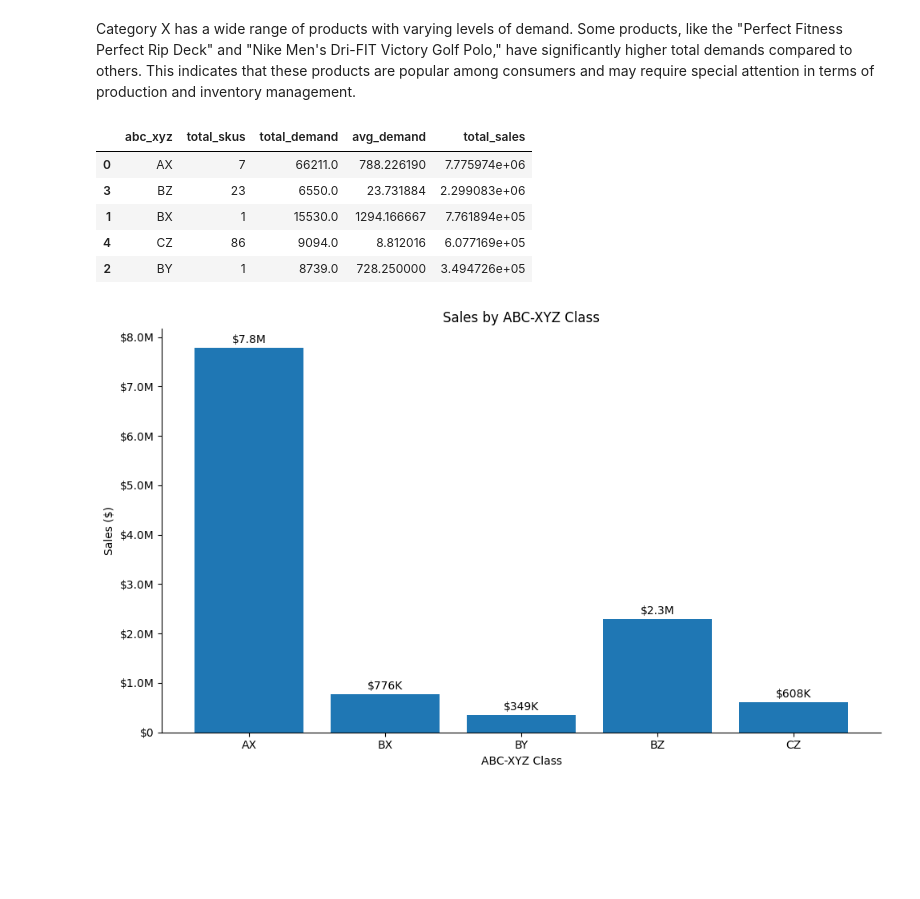
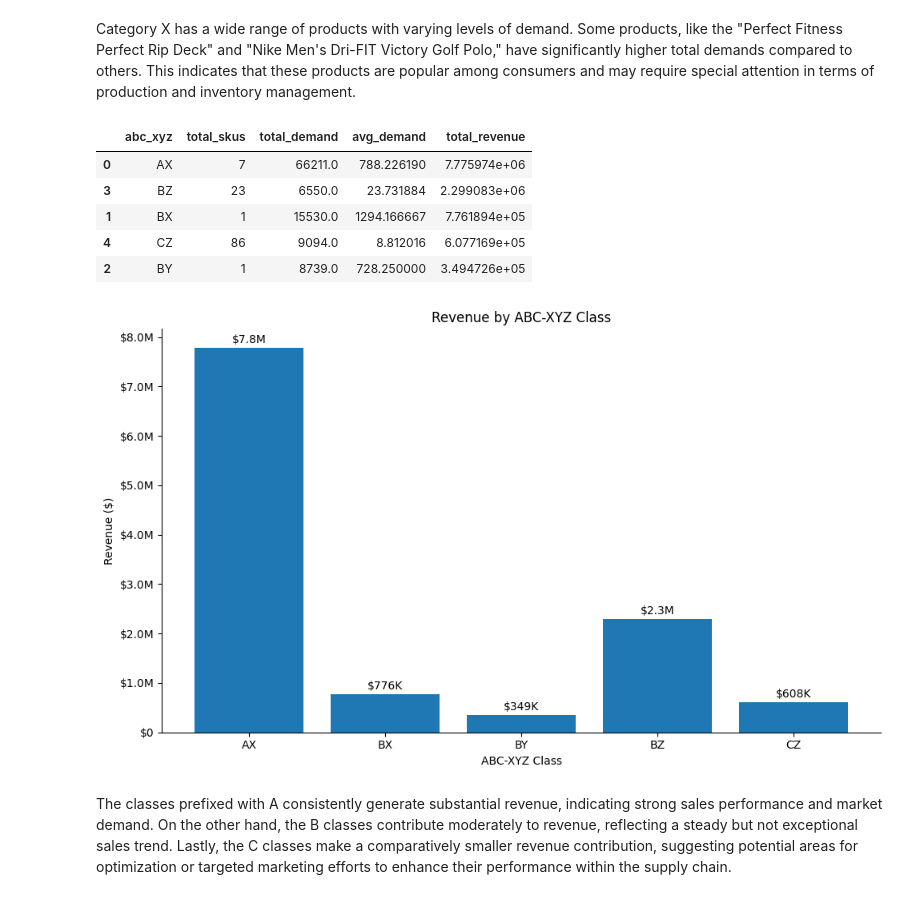
Before and after one commit to emirhansilsupur/supply-chain-analytics-forecasting, a Jupyter notebook: SC_Analytics_Forecasting.ipynb, the cells around one changed output. Cells and saved outputs as stored; diff of their text form; code cells hidden in the pictures; blank space fills up the shorter version.

Commit message:
Analyze revenue generation by ABC-XYZ classes

```diff
--- a/SC_Analytics_Forecasting.ipynb
+++ b/SC_Analytics_Forecasting.ipynb
@@ -1169,12 +1169,12 @@ df_abc_xyz_summary = df_abc_xyz.groupby("abc_xyz").agg(
     total_skus=("Product Name", "nunique"),
     total_demand=("total_demand", sum),
     avg_demand=("avg_demand", "mean"),
-    total_sales=("Sales", sum),
+    total_revenue=("Sales", sum),
 ).reset_index()
 
-df_abc_xyz_summary.sort_values(by="total_sales", ascending=False)
+df_abc_xyz_summary.sort_values(by="total_revenue", ascending=False)
 # %% [output]
-|  | abc_xyz | total_skus | total_demand | avg_demand | total_sales |
+|  | abc_xyz | total_skus | total_demand | avg_demand | total_revenue |
 | 0 | AX | 7 | 66211.0 | 788.226190 | 7.775974e+06 |
 | 3 | BZ | 23 | 6550.0 | 23.731884 | 2.299083e+06 |
 | 1 | BX | 1 | 15530.0 | 1294.166667 | 7.761894e+05 |
@@ -1183,23 +1183,25 @@ df_abc_xyz_summary.sort_values(by="total_sales", ascending=False)
 # %%
 # Create the bar plot
 plt.figure(figsize=(10, 6))
-plt.bar(df_abc_xyz_summary["abc_xyz"], df_abc_xyz_summary["total_sales"], color="tab:blue")
+plt.bar(df_abc_xyz_summary["abc_xyz"], df_abc_xyz_summary["total_revenue"], color="tab:blue")
 
 # Add labels and title
 plt.xlabel("ABC-XYZ Class")
-plt.ylabel("Sales ($)")
-plt.title("Sales by ABC-XYZ Class")
+plt.ylabel("Revenue ($)")
+plt.title("Revenue by ABC-XYZ Class")
 plt.gca().spines["top"].set_visible(False)
 plt.gca().spines["right"].set_visible(False)
 # Add value labels on top of each bar
 for i in range(len(df_abc_xyz_summary["abc_xyz"])):
-    plt.text(i, df_abc_xyz_summary["total_sales"][i] + 100000, currency_formatter_wrapper(df_abc_xyz_summary["total_sales"][i]), ha="center")
+    plt.text(i, df_abc_xyz_summary["total_revenue"][i] + 100000, currency_formatter_wrapper(df_abc_xyz_summary["total_revenue"][i]), ha="center")
 
 # Format y-axis ticks using the currency_formatter function
 plt.gca().yaxis.set_major_formatter(plt.FuncFormatter(currency_formatter))
 
 # Display the plot
 plt.tight_layout()
 plt.show()
 # %% [output]
-[figure, old version]
+[figure, new version]
+# %% [markdown]
+The classes prefixed with A consistently generate substantial revenue, indicating strong sales performance and market demand. On the other hand, the B classes contribute moderately to revenue, reflecting a steady but not exceptional sales trend. Lastly, the C classes make a comparatively smaller revenue contribution, suggesting potential areas for optimization or targeted marketing efforts to enhance their performance within the supply chain.
```
